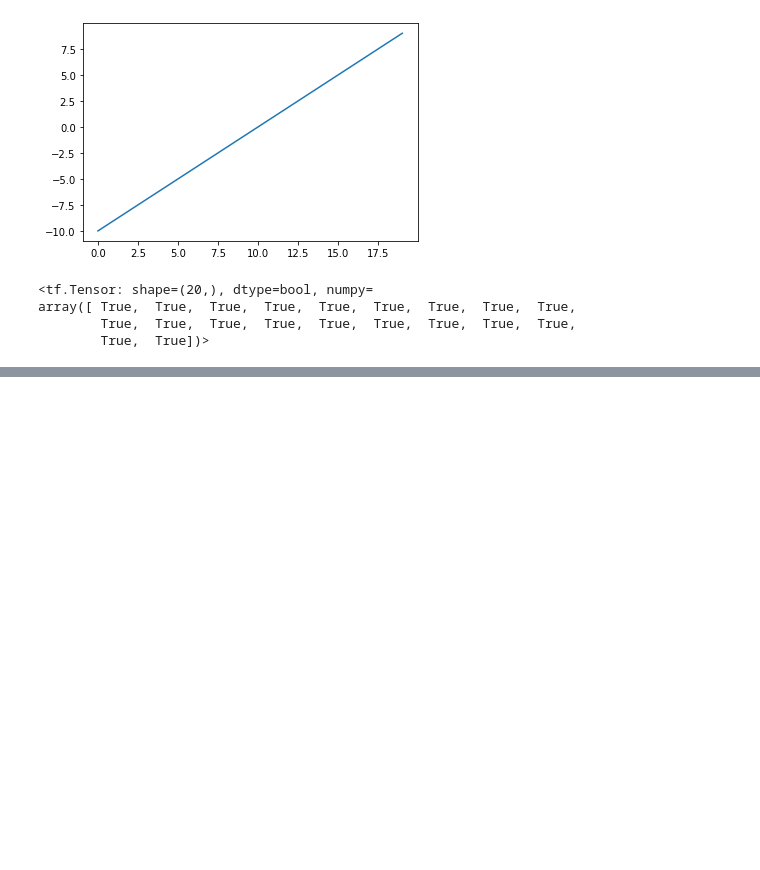
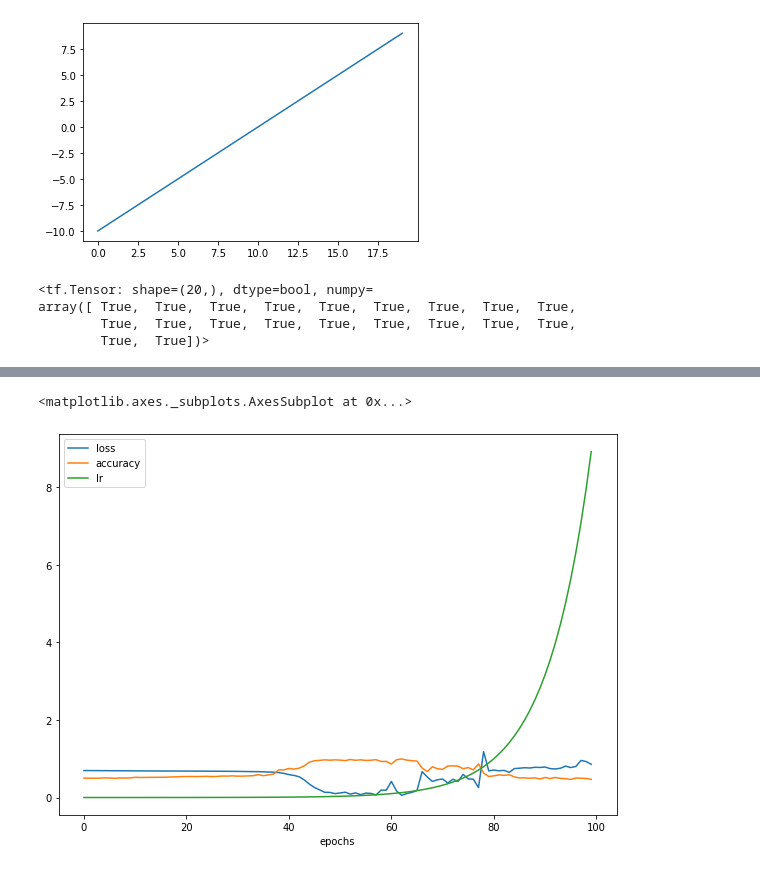
Before and after one commit to Kennedy87670/Introduction-to-ML-DP, a Jupyter notebook: 02_neural_network_classification_with_tf.ipynb, the cells around one changed output, grey strips where cells are left out. Saved outputs shown, nothing was run; the diff lists cells and outputs as text; code cells hidden in the pictures; blank space fills up the shorter version.

```diff
--- a/02_neural_network_classification_with_tf.ipynb
+++ b/02_neural_network_classification_with_tf.ipynb
@@ -632,0 +770,28 @@ array([ True,  True,  True,  True,  True,  True,  True,  True,  True,
+# %%
+## lets create a model to fit on training data and valuate on test data
+# Time to replicate the multi-layer neautral network for tensorflow playground
+
+# Set random seed
+tf.random.set_seed(42)
+
+# 1. Create the model using the Sequential API with 3 layers
+model_9 = tf.keras.Sequential([
+  tf.keras.layers.Dense(4, activation='relu'),
+  tf.keras.layers.Dense(4, activation='relu'),
+  tf.keras.layers.Dense(1, activation='sigmoid')
+])
+
+# 2. Compile the model
+model_9.compile(loss='binary_crossentropy',
+                optimizer=tf.keras.optimizers.Adam(),
+                metrics=['accuracy'])
+# create a learning rate callback
+lr_scheduler =tf.keras.callbacks.LearningRateScheduler(lambda epoch: 1e-4 * 10**(epoch/20))
+
+#fit the model (passing lr_scheduler callback)
+history_9 = model_9.fit(x_train, y_train, epochs=100, callbacks=[lr_scheduler]
+                        )
+
+#fit the model to regression data
+#model_4.fit(tf.expand_dims(x_reg_train, axis=-1), y_reg_train, epochs=100)
+history = model_8.fit(x, y, epochs=25)
@@ -632,0 +816,6 @@ array([ True,  True,  True,  True,  True,  True,  True,  True,  True,
+# %%
+# checkout the history
+pd.DataFrame(history_9.history).plot(figsize=(10, 7), xlabel= 'epochs')
+# %% [output]
+<matplotlib.axes._subplots.AxesSubplot at 0x...>
+[figure, added]
```
Also changed, not shown: parts of 83 cells of this notebook.
